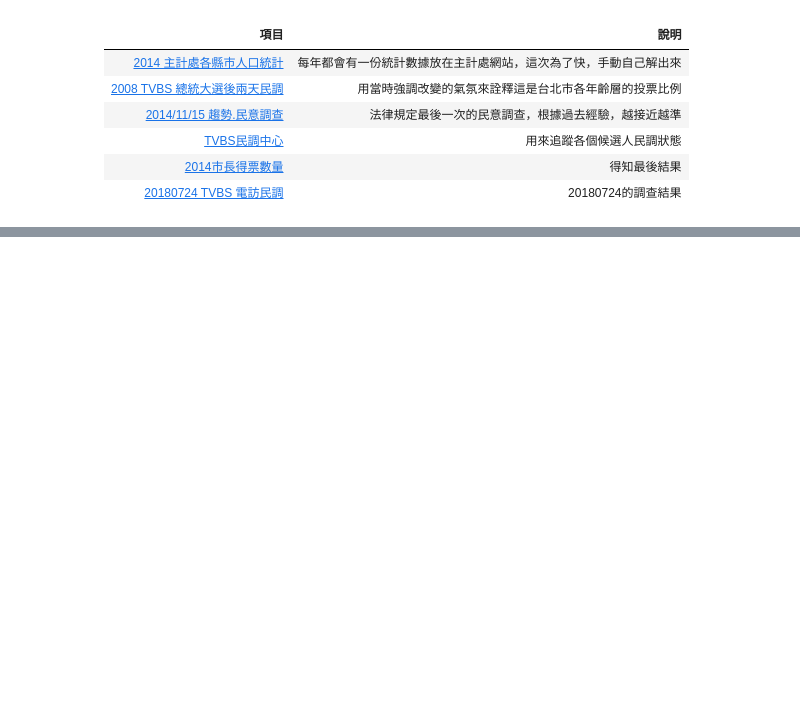
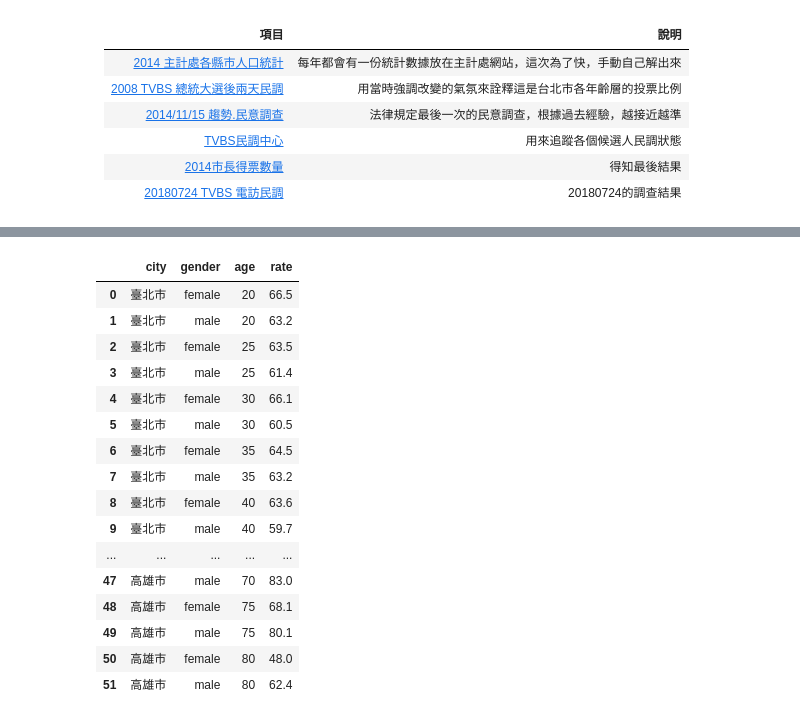
Before and after one commit to ntuaha/VoteSimulator, a Jupyter notebook: 2018/VoteSimulator.ipynb, the cells around one changed output, grey strips where cells are left out. Cells and saved outputs as stored; diff of their text form; code cells hidden in the pictures; blank space fills up the shorter version.

```diff
--- a/2018/VoteSimulator.ipynb
+++ b/2018/VoteSimulator.ipynb
@@ -8,6 +11,9 @@
 # %%
 import pandas as pd
 import numpy as np
+
+pd.set_option("display.max_rows",1000)
+pd.set_option("display.max_columns",2000)
 # %% [markdown]
 ## 緣起
 > 每次選舉我們都會很好奇，到底民調與最後選舉結果是不是有相關性．但很少看見有人真的去根據民調與其他的資料搭配之後，將預估得票數計算做成報告．因此希望透過這次的台北市長選舉相關資料，能夠讓這個問題得到初步的解決．我真正是害怕這個連結....[沈默的多數](https://www.youtube.com/watch?v=t8OtsCuXyaw&feature=youtu.be) 2014 aha
@@ -46,2 +225,2 @@ import numpy as np
 # %%
-party_data_2014 = pd.read_csv('./2014台北市政黨投票資訊.csv')
+vote_rate_2016 = pd.read_csv('./data/2016總統投票率.csv')
@@ -77,0 +335,20 @@ dtype: int64
+# %%
+vote_rate_2016
+# %% [output]
+|  | city | gender | age | rate |
+| 0 | 臺北市 | female | 20 | 66.5 |
+| 1 | 臺北市 | male | 20 | 63.2 |
+| 2 | 臺北市 | female | 25 | 63.5 |
+| 3 | 臺北市 | male | 25 | 61.4 |
+| 4 | 臺北市 | female | 30 | 66.1 |
+| 5 | 臺北市 | male | 30 | 60.5 |
+| 6 | 臺北市 | female | 35 | 64.5 |
+| 7 | 臺北市 | male | 35 | 63.2 |
+| 8 | 臺北市 | female | 40 | 63.6 |
+| 9 | 臺北市 | male | 40 | 59.7 |
+| ... | ... | ... | ... | ... |
+| 47 | 高雄市 | male | 70 | 83.0 |
+| 48 | 高雄市 | female | 75 | 68.1 |
+| 49 | 高雄市 | male | 75 | 80.1 |
+| 50 | 高雄市 | female | 80 | 48.0 |
+| 51 | 高雄市 | male | 80 | 62.4 |
```
Also changed, not shown: parts of 51 cells of this notebook, 5 other files.
